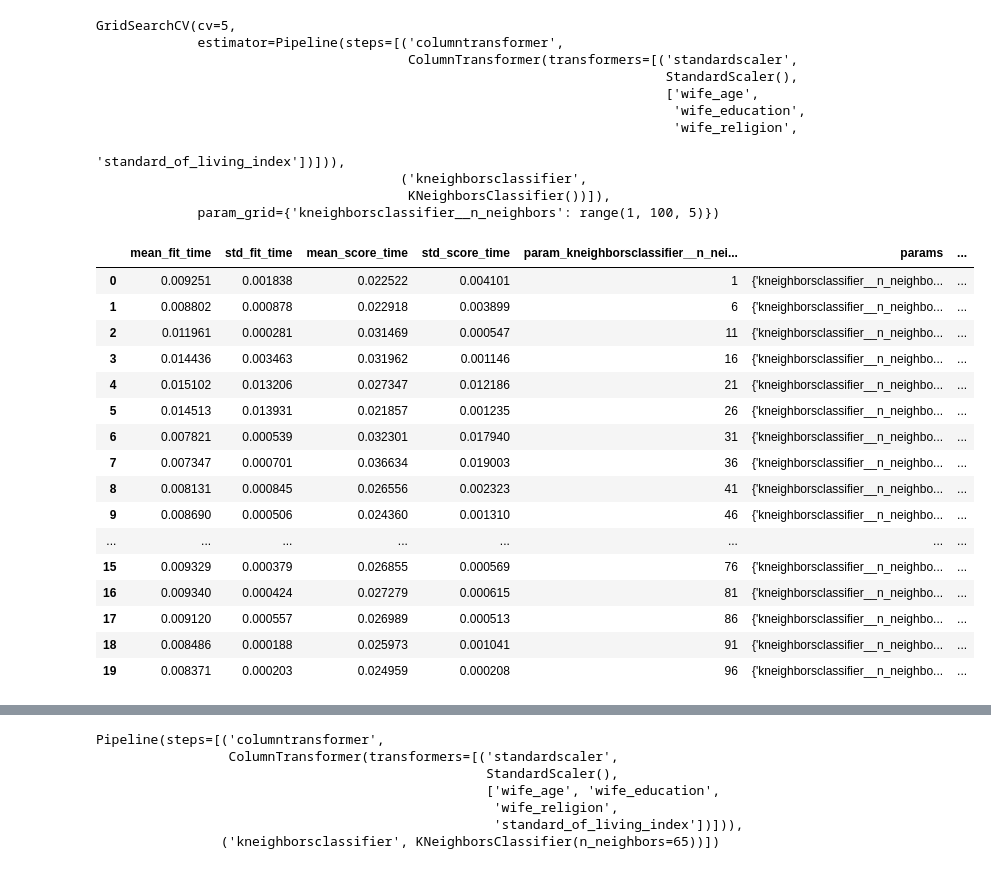
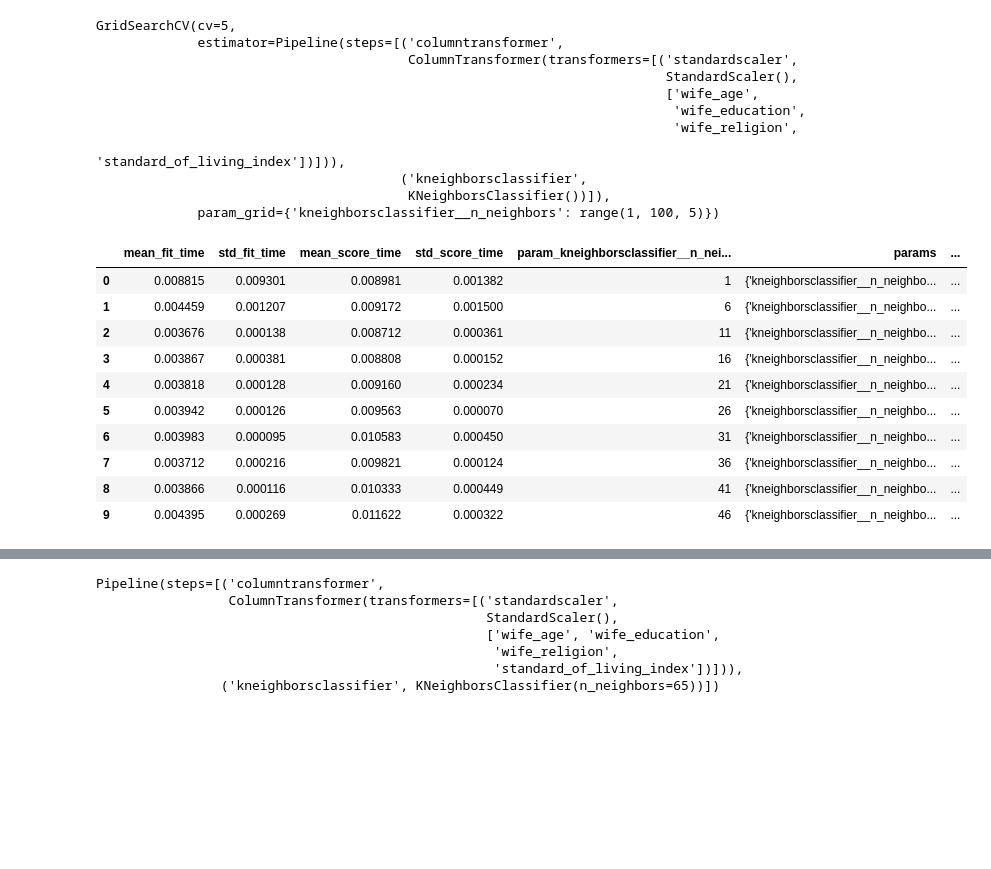
Before and after one commit to kennaroozendaal/DSCI-100-Group-Project-15-, a Jupyter notebook: Project/Group15_report.ipynb, the cells around one changed output, grey strips where cells are left out. Cells and saved outputs as stored; diff of their text form; code cells hidden in the pictures; blank space fills up the shorter version.

```diff
--- a/Project/Group15_report.ipynb
+++ b/Project/Group15_report.ipynb
@@ -110,5 +115,6 @@ Now we want to split our data into a training and testing set. The preliminary d
 # %%
-cmc_train, cmc_test = train_test_split(cmc_dataset_filtered, test_size=0.25, random_state=123)
+#Split into training and testing set
+cmc_train, cmc_test = train_test_split(cmc_dataset_filtered, test_size=0.25, stratify = cmc_dataset_filtered["contraceptive_method_used"])
 cmc_train.head()
 # %% [output]
 |  | wife_age | wife_education | wife_religion | standard_of_living_index | contraceptive_method_used |
@@ -284,29 +312,23 @@ GridSearchCV(cv=5,
 # %%
 #use fit to begin tuning process
 accuracies_grid = pd.DataFrame(
     cmc_tune_grid
     .fit(cmc_train.loc[:, ["wife_age", "wife_education", "wife_religion", "standard_of_living_index"]],
          cmc_train["contraceptive_method_used"]
         ).cv_results_)
-accuracies_grid
+accuracies_grid.head(10)
 # %% [output]
 |  | mean_fit_time | std_fit_time | mean_score_time | std_score_time | param_kneighborsclassifier__n_nei... | params | ... |
-| 0 | 0.009251 | 0.001838 | 0.022522 | 0.004101 | 1 | {'kneighborsclassifier__n_neighbo... | ... |
-| 1 | 0.008802 | 0.000878 | 0.022918 | 0.003899 | 6 | {'kneighborsclassifier__n_neighbo... | ... |
-| 2 | 0.011961 | 0.000281 | 0.031469 | 0.000547 | 11 | {'kneighborsclassifier__n_neighbo... | ... |
-| 3 | 0.014436 | 0.003463 | 0.031962 | 0.001146 | 16 | {'kneighborsclassifier__n_neighbo... | ... |
-| 4 | 0.015102 | 0.013206 | 0.027347 | 0.012186 | 21 | {'kneighborsclassifier__n_neighbo... | ... |
-| 5 | 0.014513 | 0.013931 | 0.021857 | 0.001235 | 26 | {'kneighborsclassifier__n_neighbo... | ... |
-| 6 | 0.007821 | 0.000539 | 0.032301 | 0.017940 | 31 | {'kneighborsclassifier__n_neighbo... | ... |
-| 7 | 0.007347 | 0.000701 | 0.036634 | 0.019003 | 36 | {'kneighborsclassifier__n_neighbo... | ... |
-| 8 | 0.008131 | 0.000845 | 0.026556 | 0.002323 | 41 | {'kneighborsclassifier__n_neighbo... | ... |
-| 9 | 0.008690 | 0.000506 | 0.024360 | 0.001310 | 46 | {'kneighborsclassifier__n_neighbo... | ... |
-| ... | ... | ... | ... | ... | ... | ... | ... |
-| 15 | 0.009329 | 0.000379 | 0.026855 | 0.000569 | 76 | {'kneighborsclassifier__n_neighbo... | ... |
-| 16 | 0.009340 | 0.000424 | 0.027279 | 0.000615 | 81 | {'kneighborsclassifier__n_neighbo... | ... |
-| 17 | 0.009120 | 0.000557 | 0.026989 | 0.000513 | 86 | {'kneighborsclassifier__n_neighbo... | ... |
-| 18 | 0.008486 | 0.000188 | 0.025973 | 0.001041 | 91 | {'kneighborsclassifier__n_neighbo... | ... |
-| 19 | 0.008371 | 0.000203 | 0.024959 | 0.000208 | 96 | {'kneighborsclassifier__n_neighbo... | ... |
+| 0 | 0.008815 | 0.009301 | 0.008981 | 0.001382 | 1 | {'kneighborsclassifier__n_neighbo... | ... |
+| 1 | 0.004459 | 0.001207 | 0.009172 | 0.001500 | 6 | {'kneighborsclassifier__n_neighbo... | ... |
+| 2 | 0.003676 | 0.000138 | 0.008712 | 0.000361 | 11 | {'kneighborsclassifier__n_neighbo... | ... |
+| 3 | 0.003867 | 0.000381 | 0.008808 | 0.000152 | 16 | {'kneighborsclassifier__n_neighbo... | ... |
+| 4 | 0.003818 | 0.000128 | 0.009160 | 0.000234 | 21 | {'kneighborsclassifier__n_neighbo... | ... |
+| 5 | 0.003942 | 0.000126 | 0.009563 | 0.000070 | 26 | {'kneighborsclassifier__n_neighbo... | ... |
+| 6 | 0.003983 | 0.000095 | 0.010583 | 0.000450 | 31 | {'kneighborsclassifier__n_neighbo... | ... |
+| 7 | 0.003712 | 0.000216 | 0.009821 | 0.000124 | 36 | {'kneighborsclassifier__n_neighbo... | ... |
+| 8 | 0.003866 | 0.000116 | 0.010333 | 0.000449 | 41 | {'kneighborsclassifier__n_neighbo... | ... |
+| 9 | 0.004395 | 0.000269 | 0.011622 | 0.000322 | 46 | {'kneighborsclassifier__n_neighbo... | ... |
 # %%
 #use a graph to determine the K value with the highest accuracy
 accuracy_vs_k = (
```
Also changed, not shown: parts of 28 cells of this notebook.
